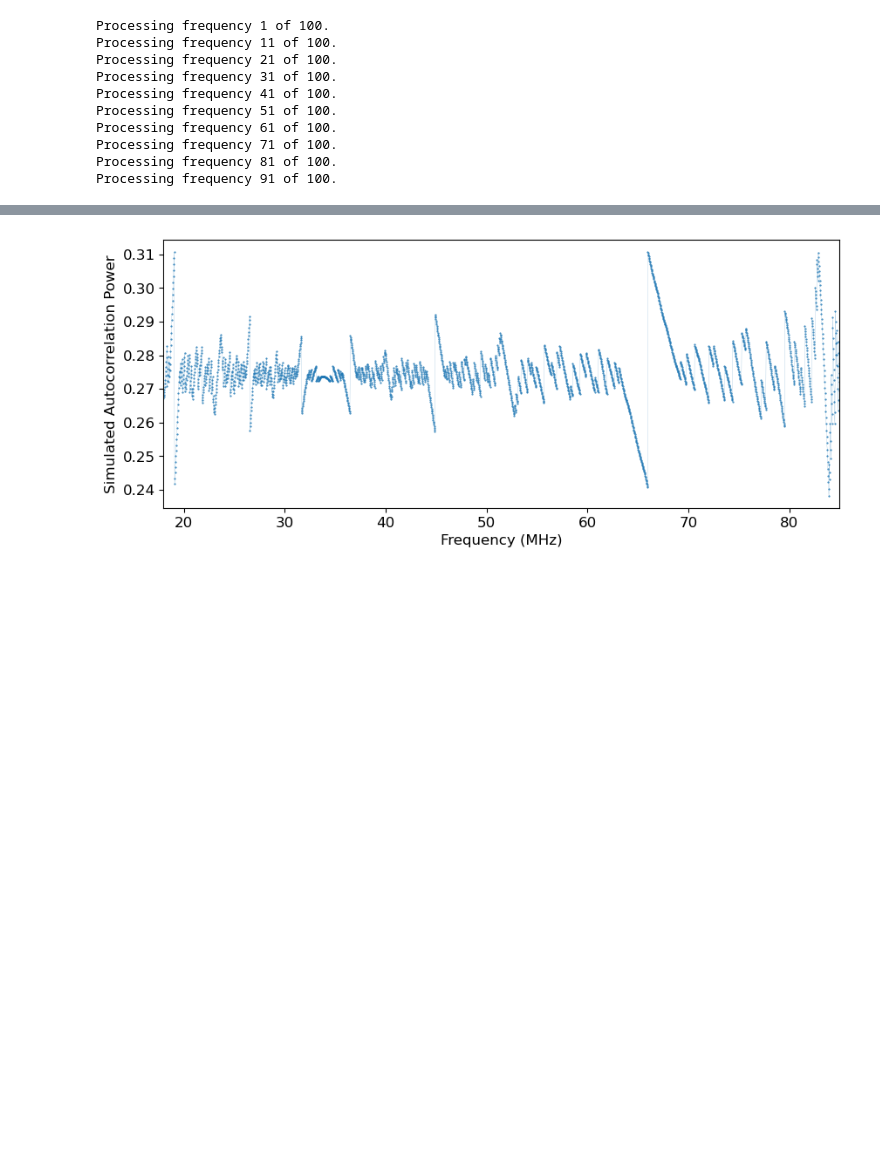
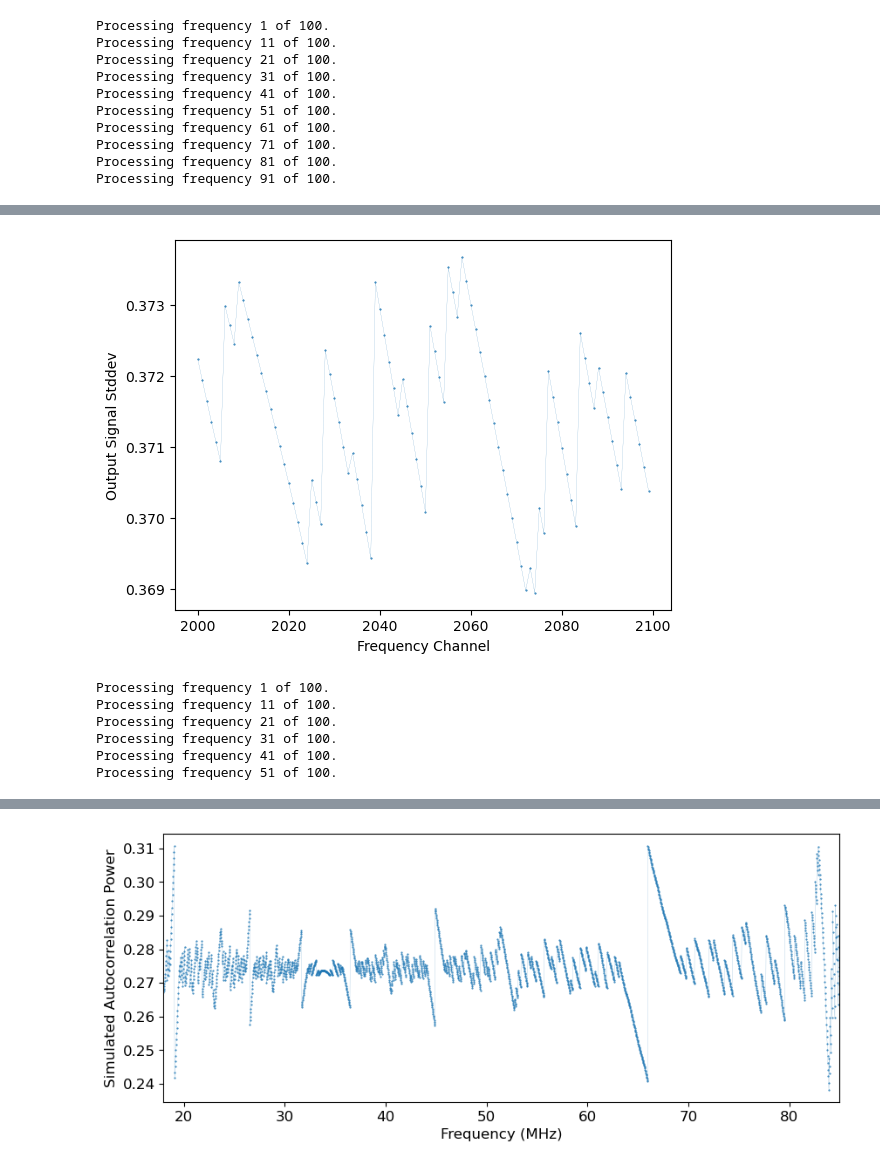
Before and after one commit to rlbyrne/requantization_sim, a Jupyter notebook: requantization_semianalytic_sim.ipynb, the cells around one changed output, grey strips where cells are left out. Cells and saved outputs as stored; diff of their text form; code cells hidden in the pictures; blank space fills up the shorter version.

Commit message:
new simulation results and dithering code

```diff
--- a/requantization_semianalytic_sim.ipynb
+++ b/requantization_semianalytic_sim.ipynb
@@ -123,0 +124,8 @@ plt.show()
+# %%
+# Test increasing the bit depth
+final_variances, final_autocorrs = simulation_scripts.requantization_sim(
+    data_stddev[2000:2100],
+    use_eq_coeffs[2000:2100],
+    output_bits_total=5,
+    output_bits_fractional=4,
+)  # Run simulation
@@ -123,0 +143,29 @@ plt.show()
+# %%
+plt.plot(
+    np.arange(2000, 2100),
+    np.sqrt(final_variances),
+    ".-",
+    markersize=1,
+    linewidth=0.1,
+    color="tab:blue",
+)
+plt.xlabel("Frequency Channel")
+plt.ylabel("Output Signal Stddev")
+plt.show()
+# %% [output]
+[figure, added]
+# %%
+# Try dithering
+dither_stddev = 2**-17 * np.mean(use_eq_coeffs[2000:2100]) / 10  # Set stddev proportional to the peak separation
+final_variances, final_autocorrs = simulation_scripts.requantization_sim(
+    np.full_like(data_stddev[2000:2100], data_stddev[2000]),
+    use_eq_coeffs[2000:2100],
+    dither_stddev=dither_stddev,
+)
+# %% [output]
+Processing frequency 1 of 100.
+Processing frequency 11 of 100.
+Processing frequency 21 of 100.
+Processing frequency 31 of 100.
+Processing frequency 41 of 100.
+Processing frequency 51 of 100.
```
Also changed, not shown: parts of 7 cells of this notebook, 2 other files.
